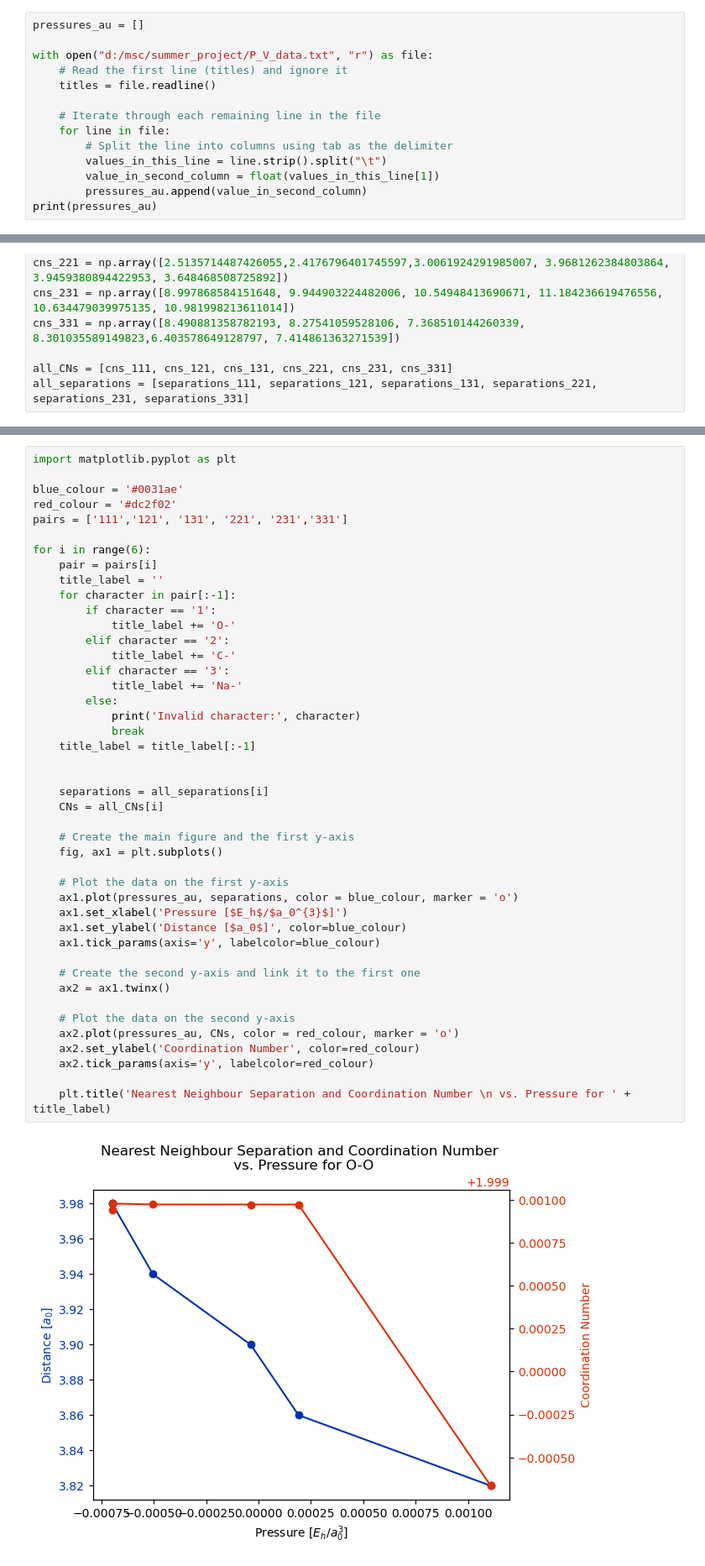
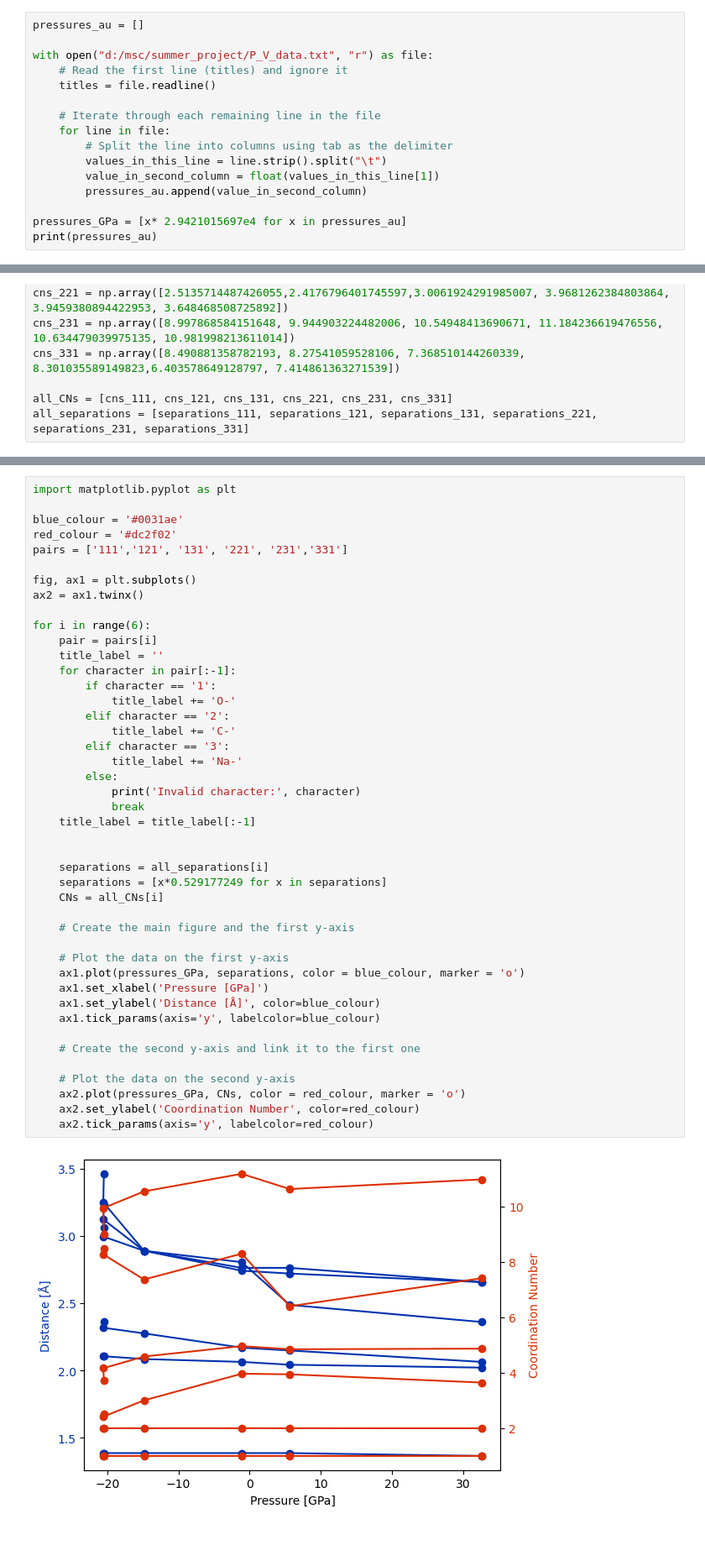
Before and after one commit to fionabaumhauer/msc_summer_project, a Jupyter notebook: cn_vs_nearest_neighbour.ipynb, the cells around one changed output, grey strips where cells are left out. Shown at 84% size. Saved outputs shown, nothing was run; the diff lists cells and outputs as text; blank space fills up the shorter version.

```diff
--- a/cn_vs_nearest_neighbour.ipynb
+++ b/cn_vs_nearest_neighbour.ipynb
@@ -11,6 +11,8 @@ with open("d:/msc/summer_project/P_V_data.txt", "r") as file:
         values_in_this_line = line.strip().split("\t")
         value_in_second_column = float(values_in_this_line[1])
         pressures_au.append(value_in_second_column)
+
+pressures_GPa = [x* 2.9421015697e4 for x in pressures_au]
 print(pressures_au)
 # %% [output]
 [-0.0006960107764065888, -0.0006988777245462026, -0.0005045056181645553, -3.774201379158113e-05, 0.0001912112647634661, 0.0011080624317742912]
@@ -39,43 +112,43 @@ import matplotlib.pyplot as plt
 blue_colour = '#0031ae'
 red_colour = '#dc2f02'
 pairs = ['111','121', '131', '221', '231','331']
+
+fig, ax1 = plt.subplots()
+ax2 = ax1.twinx()
 
 for i in range(6):
     pair = pairs[i]
     title_label = ''
     for character in pair[:-1]:
         if character == '1':
             title_label += 'O-'
         elif character == '2':
             title_label += 'C-'
         elif character == '3':
             title_label += 'Na-'
         else:
             print('Invalid character:', character)
             break
     title_label = title_label[:-1]
 
 
     separations = all_separations[i]
+    separations = [x*0.529177249 for x in separations]
     CNs = all_CNs[i]
 
     # Create the main figure and the first y-axis
-    fig, ax1 = plt.subplots()
 
     # Plot the data on the first y-axis
-    ax1.plot(pressures_au, separations, color = blue_colour, marker = 'o')
-    ax1.set_xlabel('Pressure [$E_h$/$a_0^{3}$]')
-    ax1.set_ylabel('Distance [$a_0$]', color=blue_colour)
+    ax1.plot(pressures_GPa, separations, color = blue_colour, marker = 'o')
+    ax1.set_xlabel('Pressure [GPa]')
+    ax1.set_ylabel('Distance [Å]', color=blue_colour)
     ax1.tick_params(axis='y', labelcolor=blue_colour)
 
     # Create the second y-axis and link it to the first one
-    ax2 = ax1.twinx()
 
     # Plot the data on the second y-axis
-    ax2.plot(pressures_au, CNs, color = red_colour, marker = 'o')
+    ax2.plot(pressures_GPa, CNs, color = red_colour, marker = 'o')
     ax2.set_ylabel('Coordination Number', color=red_colour)
     ax2.tick_params(axis='y', labelcolor=red_colour)
-
-    plt.title('Nearest Neighbour Separation and Coordination Number \n vs. Pressure for ' + title_label)
 # %% [output]
-[figure, old version]
+[figure, new version]
```
Also changed, not shown: parts of 3 cells of this notebook.
